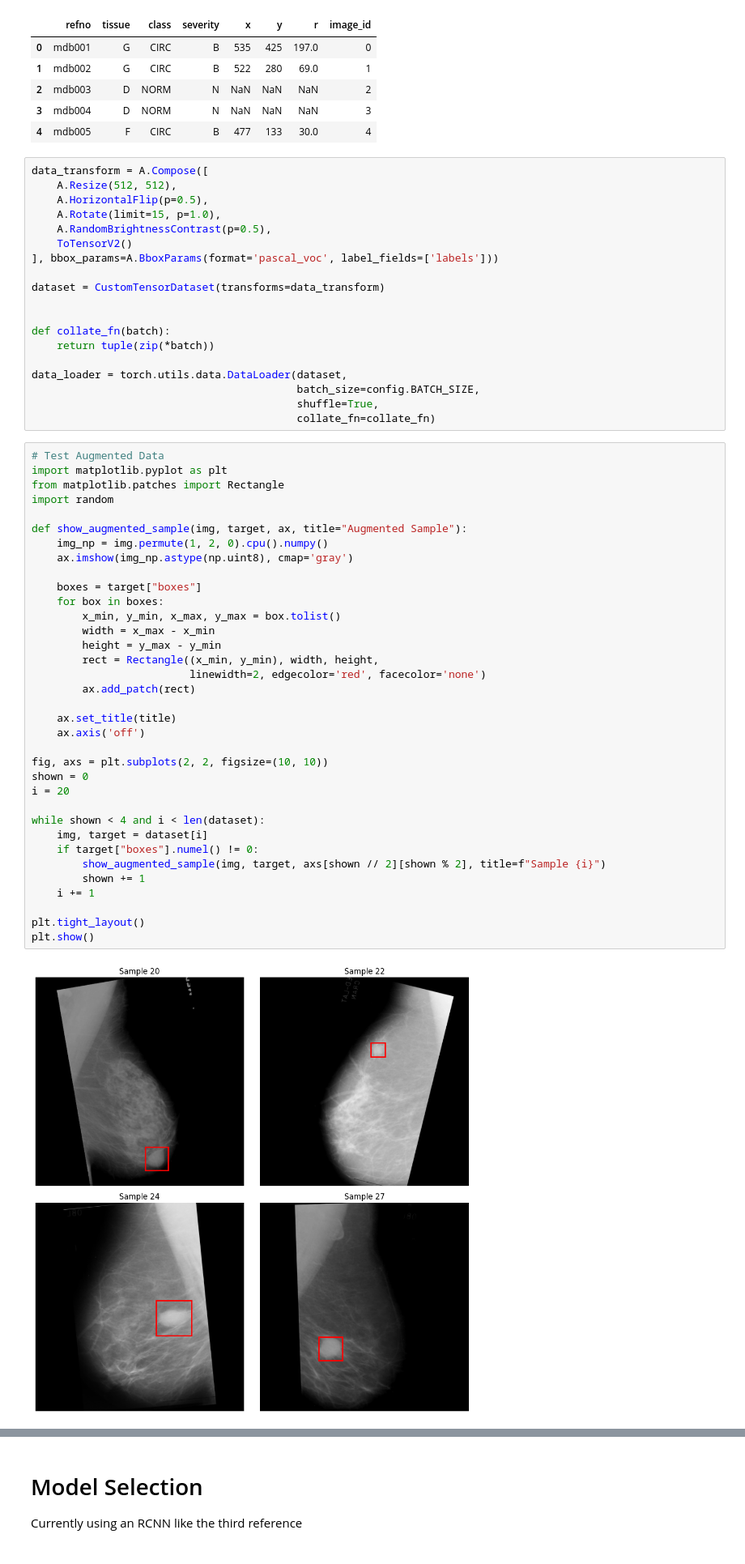
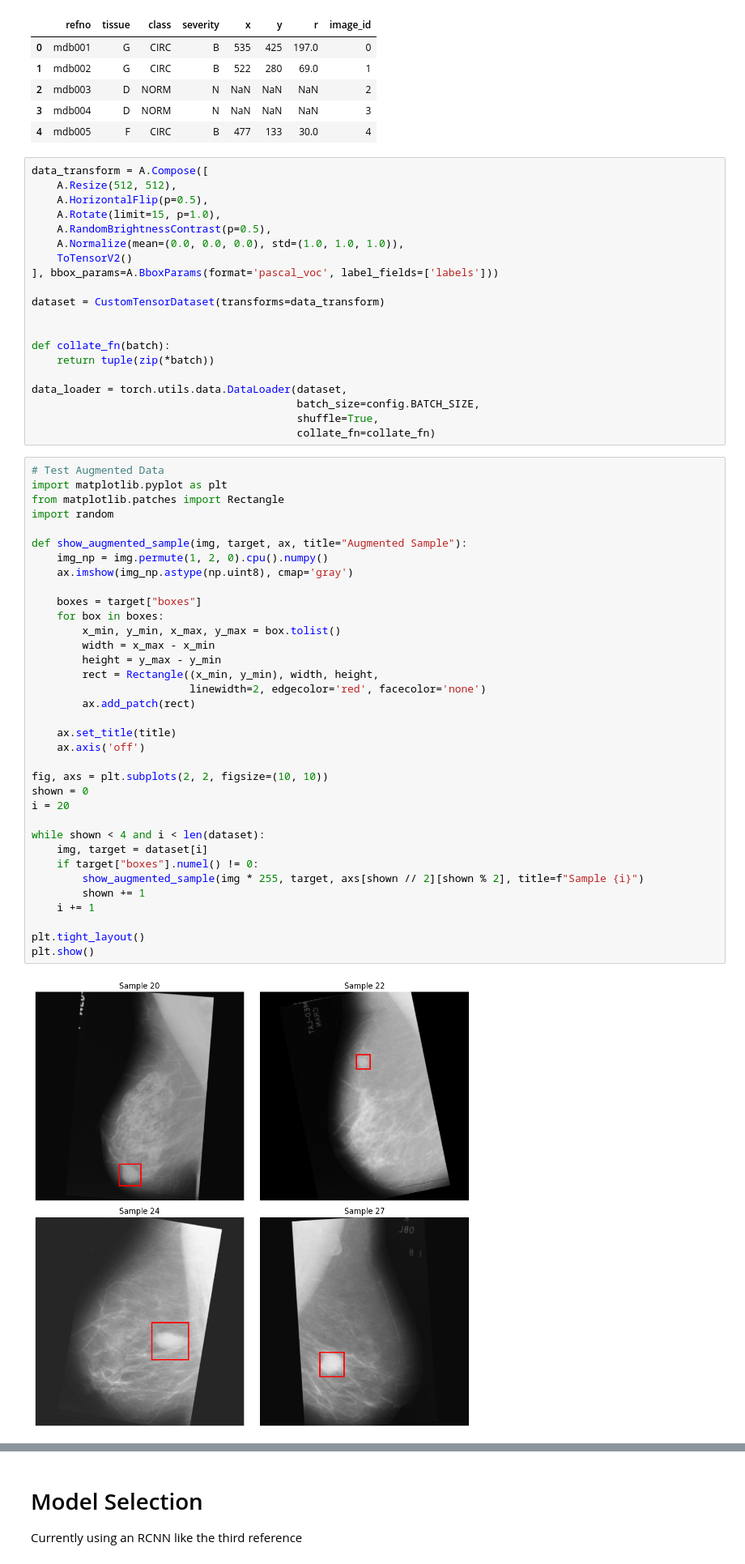
Before and after one commit to saragracebiddle/bioe486_project, a Jupyter notebook: demo.ipynb, the cells around one changed output, grey strips where cells are left out. Shown: that part at 81% size. Saved outputs shown, nothing was run; the diff lists cells and outputs as text.

```diff
--- a/demo.ipynb
+++ b/demo.ipynb
@@ -58,6 +58,7 @@ data_transform = A.Compose([
 	A.HorizontalFlip(p=0.5),
 	A.Rotate(limit=15, p=1.0),
 	A.RandomBrightnessContrast(p=0.5),
+    A.Normalize(mean=(0.0, 0.0, 0.0), std=(1.0, 1.0, 1.0)),
 	ToTensorV2()
 ], bbox_params=A.BboxParams(format='pascal_voc', label_fields=['labels']))
 
@@ -79,35 +80,35 @@ import random
 
 def show_augmented_sample(img, target, ax, title="Augmented Sample"):
     img_np = img.permute(1, 2, 0).cpu().numpy()
     ax.imshow(img_np.astype(np.uint8), cmap='gray')
 
     boxes = target["boxes"]
     for box in boxes:
         x_min, y_min, x_max, y_max = box.tolist()
         width = x_max - x_min
         height = y_max - y_min
         rect = Rectangle((x_min, y_min), width, height,
                          linewidth=2, edgecolor='red', facecolor='none')
         ax.add_patch(rect)
 
     ax.set_title(title)
     ax.axis('off')
 
 fig, axs = plt.subplots(2, 2, figsize=(10, 10))
 shown = 0
 i = 20
 
 while shown < 4 and i < len(dataset):
     img, target = dataset[i]
     if target["boxes"].numel() != 0:
-        show_augmented_sample(img, target, axs[shown // 2][shown % 2], title=f"Sample {i}")
+        show_augmented_sample(img * 255, target, axs[shown // 2][shown % 2], title=f"Sample {i}")
         shown += 1
     i += 1
 
 plt.tight_layout()
 plt.show()
 # %% [output]
-[figure, old version]
+[figure, new version]
 # %%
 device = torch.device('cuda') if torch.cuda.is_available() else torch.device('cpu')
 print(device)
```
Also changed, not shown: parts of 3 cells of this notebook, 1 other file.
